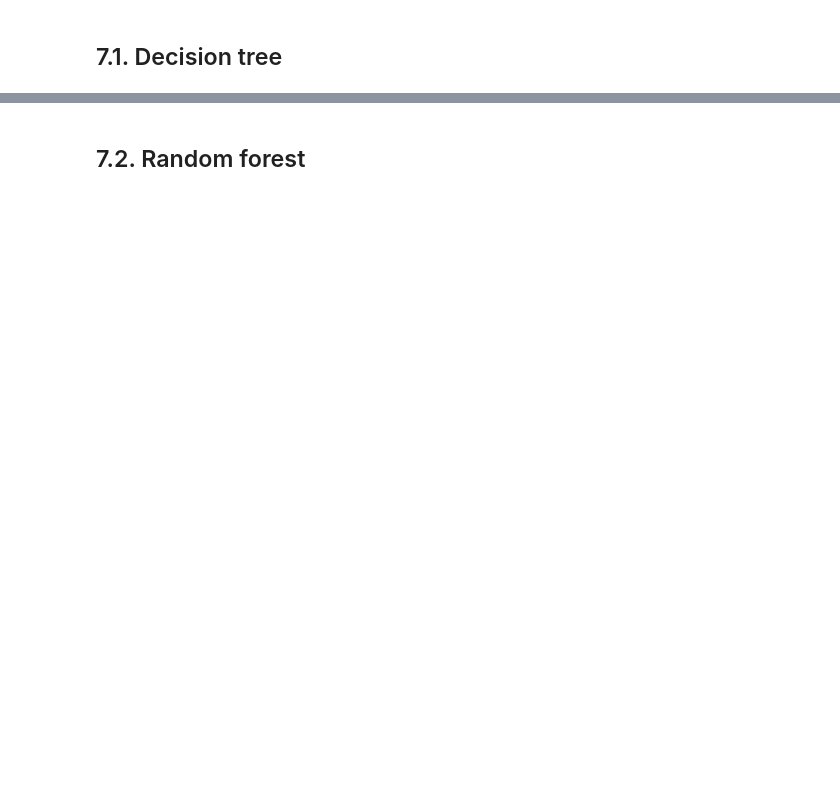
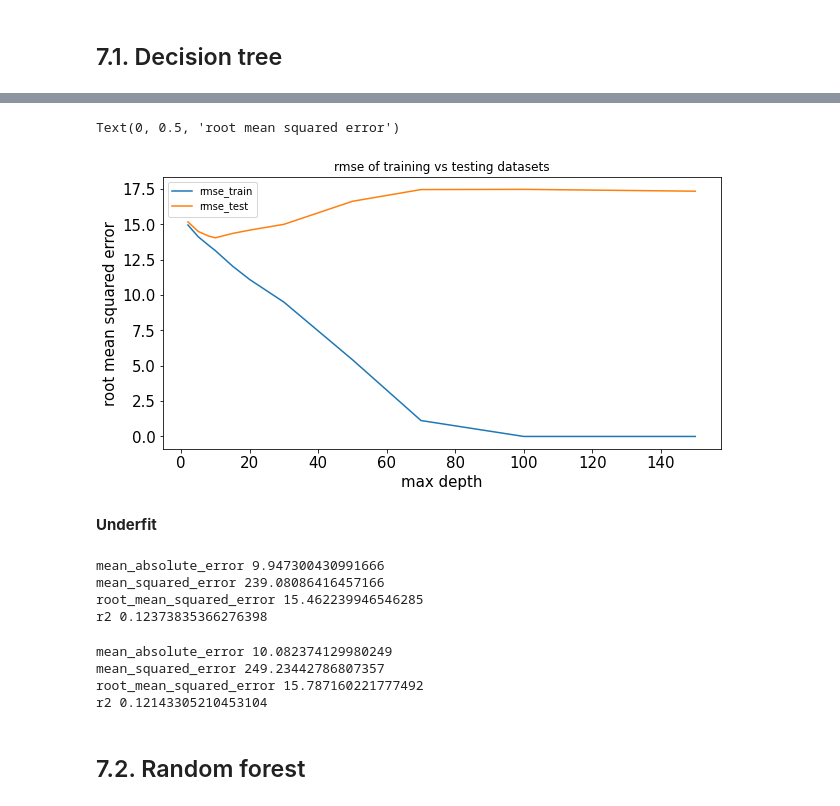
Before and after one commit to soqquadro/nyc-taxi-analysis, a Jupyter notebook: main_notebook.ipynb, the cells around one changed output, grey strips where cells are left out. Drawn from its saved outputs; the diff is of its cells as text; code cells hidden in the pictures; blank space fills up the shorter version.

```diff
--- a/main_notebook.ipynb
+++ b/main_notebook.ipynb
@@ -462,0 +785,25 @@ results.plot(figsize=(20,10), kind='scatter', x='true', y='pred');
+# %%
+X_train_overfit = X_train
+y_train_overfit = y_train
+
+X_test_overfit = X_test
+y_test_overfit = y_test
+# %%
+rmse_scores = {'max_depth':[], 'rmse_train':[],'rmse_test':[]}
+# %%
+for md in [2, 5, 8, 10, 15, 20, 30, 50, 70, 100, 150]:
+    print(md)
+    decision_tree_overfit = DecisionTreeRegressor(max_depth=md)
+    decision_tree_overfit.fit(X_train_overfit,y_train_overfit)
+
+    model_at_hand_overfit = decision_tree_overfit
+
+    y_pred_train = model_at_hand_overfit.predict(X_train_overfit)
+    rmse_train = sqrt(mean_squared_error(y_train_overfit, y_pred_train))
+
+    y_pred_test = model_at_hand_overfit.predict(X_test_overfit)
+    rmse_test = sqrt(mean_squared_error(y_test_overfit, y_pred_test))
+
+    rmse_scores['max_depth'].append(md)
+    rmse_scores['rmse_train'].append(rmse_train)
+    rmse_scores['rmse_test'].append(rmse_test)
@@ -462,0 +837,12 @@ results.plot(figsize=(20,10), kind='scatter', x='true', y='pred');
+# %%
+ax = pd.DataFrame.from_dict(rmse_scores).plot(figsize=(10,5),
+                                             title='rmse of training vs testing datasets',
+                                             fontsize=15,
+                                             x='max_depth');
+ax.set_xlabel("max depth", fontsize=15)
+ax.set_ylabel("root mean squared error", fontsize=15)
+# %% [output]
+Text(0, 0.5, 'root mean squared error')
+[figure, added]
+# %% [markdown]
+__Underfit__
@@ -463 +855,44 @@ results.plot(figsize=(20,10), kind='scatter', x='true', y='pred');
+# %%
+decision_tree_underfit = DecisionTreeRegressor(max_depth=1)
+decision_tree_underfit.fit(X_train_underfit, y_train_underfit)
+
+# Training performance
+
+model_at_hand_underfit = decision_tree_underfit
+
+y_pred_underfit = model_at_hand_underfit.predict(X_train_underfit)
+
+from sklearn.metrics import mean_absolute_error
+from sklearn.metrics import mean_squared_error
+from sklearn.metrics import r2_score
+from math import sqrt
+
+print('mean_absolute_error', mean_absolute_error(y_train_underfit, y_pred_underfit))
+print('mean_squared_error', mean_squared_error(y_train_underfit, y_pred_underfit))
+print('root_mean_squared_error', sqrt(mean_squared_error(y_train_underfit, y_pred_underfit)))
+print('r2', r2_score(y_train_underfit, y_pred_underfit))
+# %% [output]
+mean_absolute_error 9.947300430991666
+mean_squared_error 239.08086416457166
+root_mean_squared_error 15.462239946546285
+r2 0.12373835366276398
+# %%
+# Testing performance
+
+y_pred_underfit = model_at_hand_underfit.predict(X_test_underfit)
+
+from sklearn.metrics import mean_absolute_error
+from sklearn.metrics import mean_squared_error
+from sklearn.metrics import r2_score
+from math import sqrt
+
+print('mean_absolute_error', mean_absolute_error(y_test_underfit, y_pred_underfit))
+print('mean_squared_error', mean_squared_error(y_test_underfit, y_pred_underfit))
+print('root_mean_squared_error', sqrt(mean_squared_error(y_test_underfit, y_pred_underfit)))
+print('r2', r2_score(y_test_underfit, y_pred_underfit))
+# %% [output]
+mean_absolute_error 10.082374129980249
+mean_squared_error 249.23442786807357
+root_mean_squared_error 15.787160221777492
+r2 0.12143305210453104
 # %% [markdown]
```
Also changed, not shown: parts of 64 cells of this notebook.
